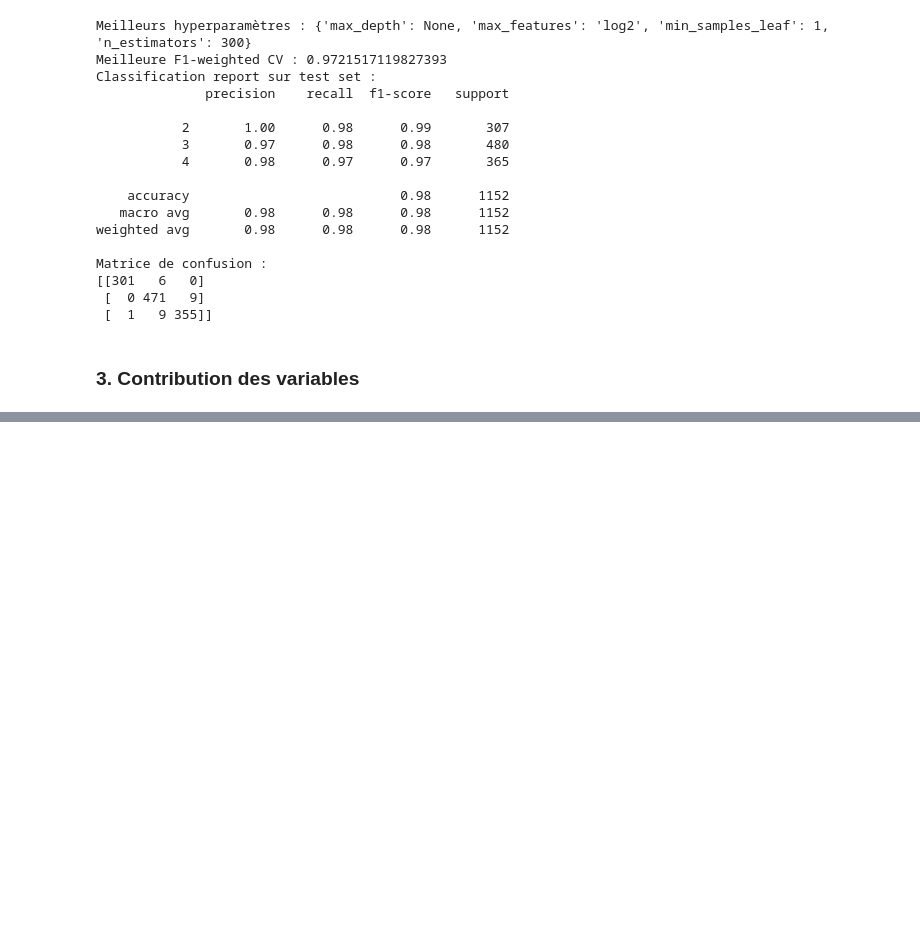
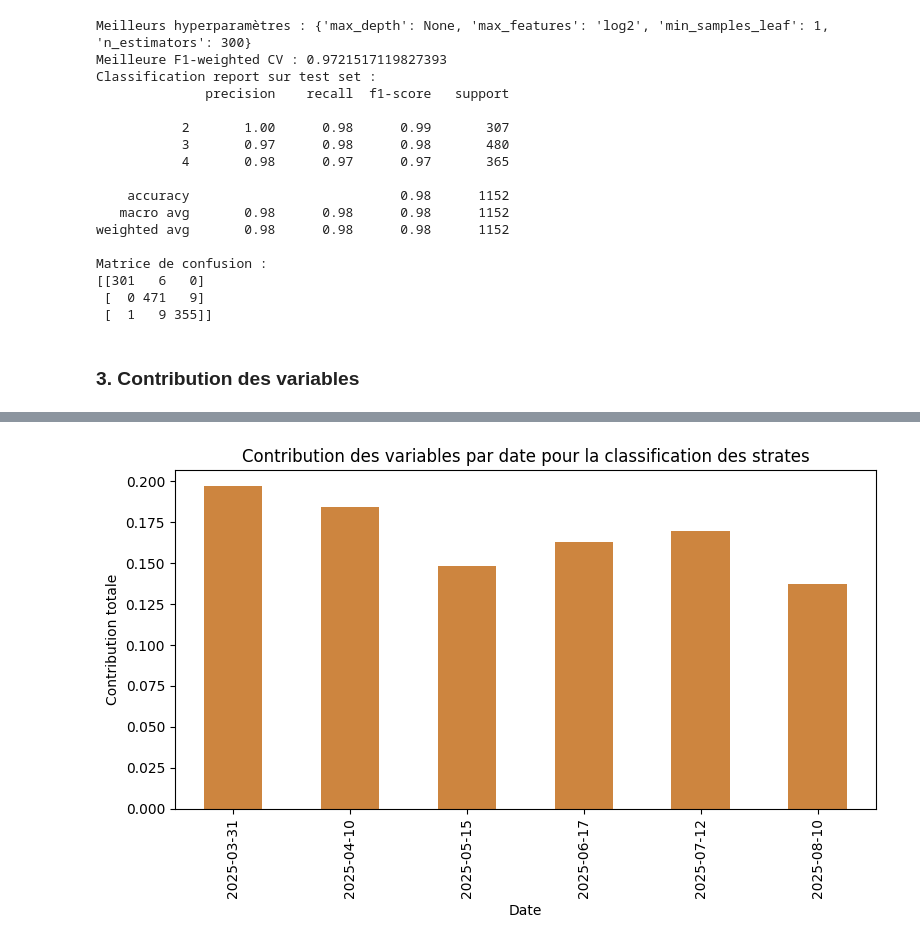
Before and after one commit to marion-billy/projet_telea_landes, a Jupyter notebook: projet_telea_BILLY_MARION.ipynb, the cells around one changed output, grey strips where cells are left out. Drawn from its saved outputs; the diff is of its cells as text; code cells hidden in the pictures; blank space fills up the shorter version.

```diff
--- a/projet_telea_BILLY_MARION.ipynb
+++ b/projet_telea_BILLY_MARION.ipynb
@@ -466,0 +525,17 @@ plt.show()
+# %%
+# extraire la date depuis le nom des features
+df_contributions["date"] = df_contributions["feature"].apply(lambda x: x.split("_")[1])
+
+# contribution totale par date
+contrib_par_date = df_contributions.groupby("date")["contribution"].sum().sort_index()
+
+# graphique
+plt.figure(figsize=(8,5))
+contrib_par_date.plot(kind="bar", color="peru")
+plt.ylabel("Contribution totale")
+plt.xlabel("Date")
+plt.title("Contribution des variables par date pour la classification des strates")
+plt.tight_layout()
+plt.show()
+# %% [output]
+[figure, added]
```
Also changed, not shown: parts of 3 cells of this notebook.
